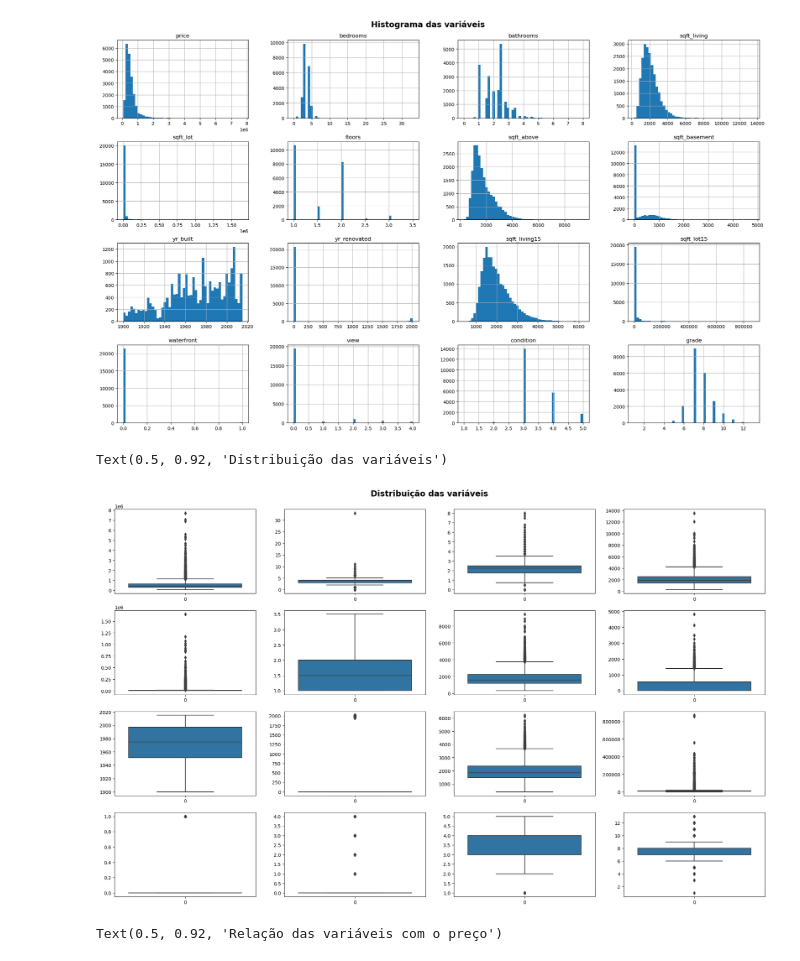
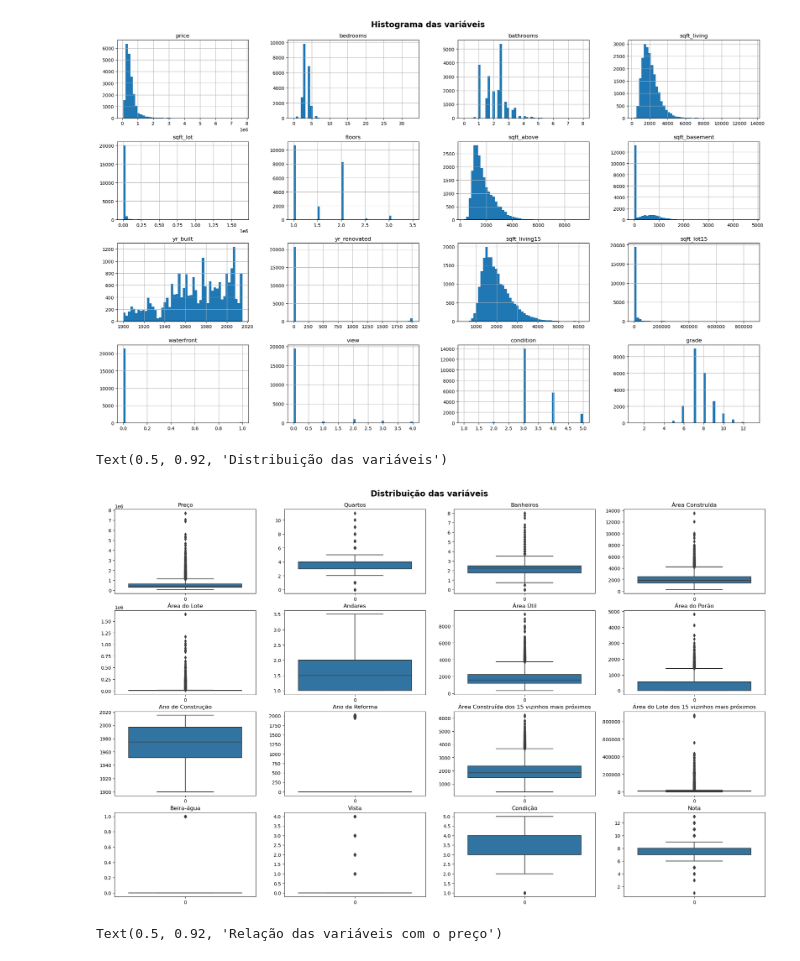
Before and after one commit to oiac23/house-prices-prediction, a Jupyter notebook: Modeling_Linear_Regression.ipynb, the cells around one changed output. Drawn from its saved outputs; the diff is of its cells as text; code cells hidden in the pictures.

```diff
--- a/Modeling_Linear_Regression.ipynb
+++ b/Modeling_Linear_Regression.ipynb
@@ -106,6 +119,3 @@ Remoção dos atributos *'id' e 'date'*
-# %%
-sales.drop(['id'],axis=1,inplace=True)
-sales.drop(['date'],axis=1,inplace=True)
 # %% [markdown]
 #### Verificação de quantos objetos contém valor igual a ZERO para cada um dos parâmetros
 Esta análise indica, de imediato, uma "luz vermelha" que devemos considerar quanto aos parâmetros **waterfront**, **view**, **yr_renovated** e **sqft_basement**.
@@ -214,5 +224,30 @@ colunas_quali = ['waterfront', 'view', 'condition', 'grade']
 colunas_loc = ['zipcode', 'lat', 'long']
 
 key_colunas = ['price', 'bedrooms', 'bathrooms', 'sqft_living', 'sqft_lot','floors', 'sqft_above', 'sqft_basement', 'yr_built', 'yr_renovated', 'sqft_living15', 'sqft_lot15', 'waterfront', 'view', 'condition', 'grade', 'zipcode', 'lat', 'long']
+# %%
+titulos = {
+    'price':'Preço',
+    'bedrooms':'Quartos',
+    'bathrooms': 'Banheiros',
+    'sqft_living':'Área Construída',
+    'sqft_lot': 'Área do Lote',
+    'floors':'Andares',
+    'waterfront':'Beira-água',
+    'view':'Vista',
+    'condition':'Condição',
+    'grade':'Nota',
+    'sqft_above':'Área Útil',
+    'sqft_basement':'Área do Porão',
+    'yr_built':'Ano de Construção',
+    'yr_renovated':'Ano da Reforma',
+    'zipcode':'Código Postal',
+    'lat':'Latitude',
+    'long':'Longitude',
+    'sqft_living15':'Área Construída dos 15 vizinhos mais próximos',
+    'sqft_lot15': 'Área do Lote dos 15 vizinhos mais próximos',
+    'coordinates':'Coordenadas',
+    'yr_modified':'Anos desde a última modificação',
+    'basement':'Porão'
+    }
 # %%
 sales[colunas_quant+colunas_quali].hist(bins=50, figsize=(25,15))
@@ -223,14 +263,22 @@ Text(0.5, 0.92, 'Histograma das variáveis')
 # %%
 fig, ax = plt.subplots(4, 4, figsize=(25,15))
 i=0
 for col in colunas_quant+colunas_quali:
-    sns.boxplot(sales[col], ax=ax[int(i/4),i%4])
+    sns.boxplot(
+        sales[col],
+        ax=ax[int(i/4),i%4]
+        ).set_title(titulos[col])
     i+=1
 
-plt.suptitle('Distribuição das variáveis', size='xx-large', weight='bold',y=0.92)
+plt.suptitle(
+    'Distribuição das variáveis',
+    size='xx-large',
+    weight='bold',
+    y=0.92
+    )
 # %% [output]
 Text(0.5, 0.92, 'Distribuição das variáveis')
-[figure, old version]
+[figure, new version]
 # %%
 fig, ax = plt.subplots(4, 4, figsize=(25,15))
 i=0
```
Also changed, not shown: parts of 39 cells of this notebook, 14 other files.
